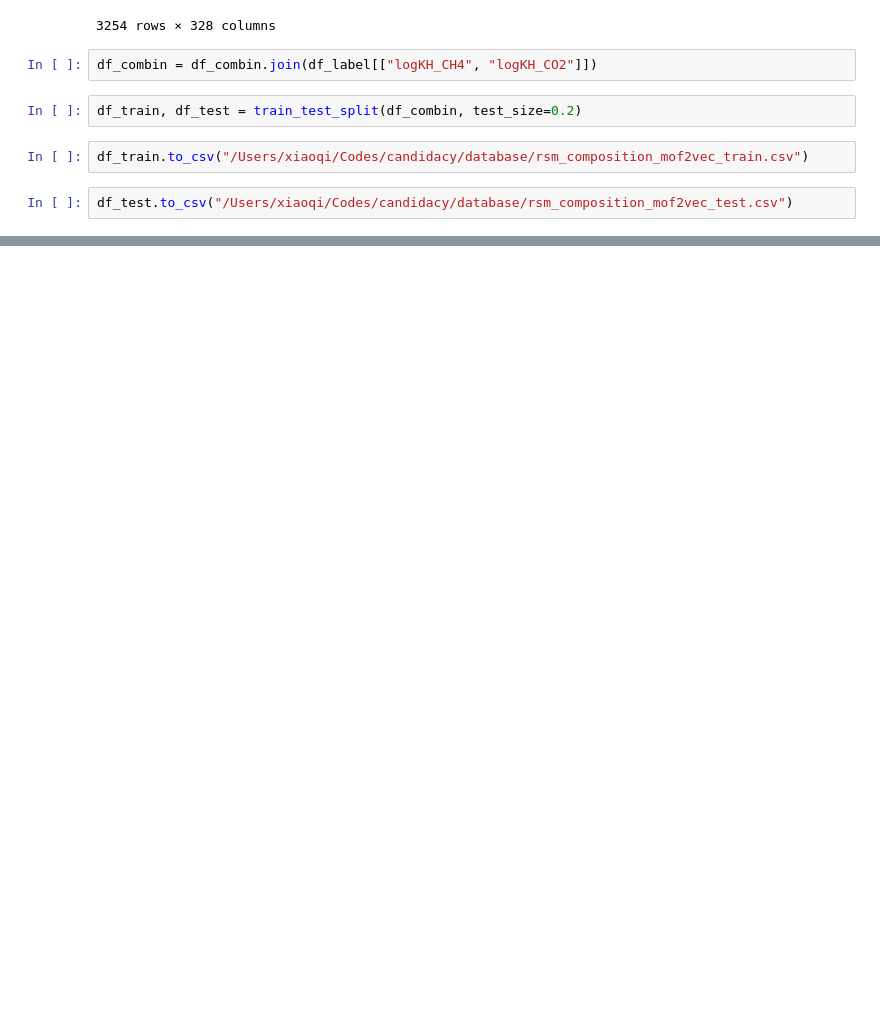
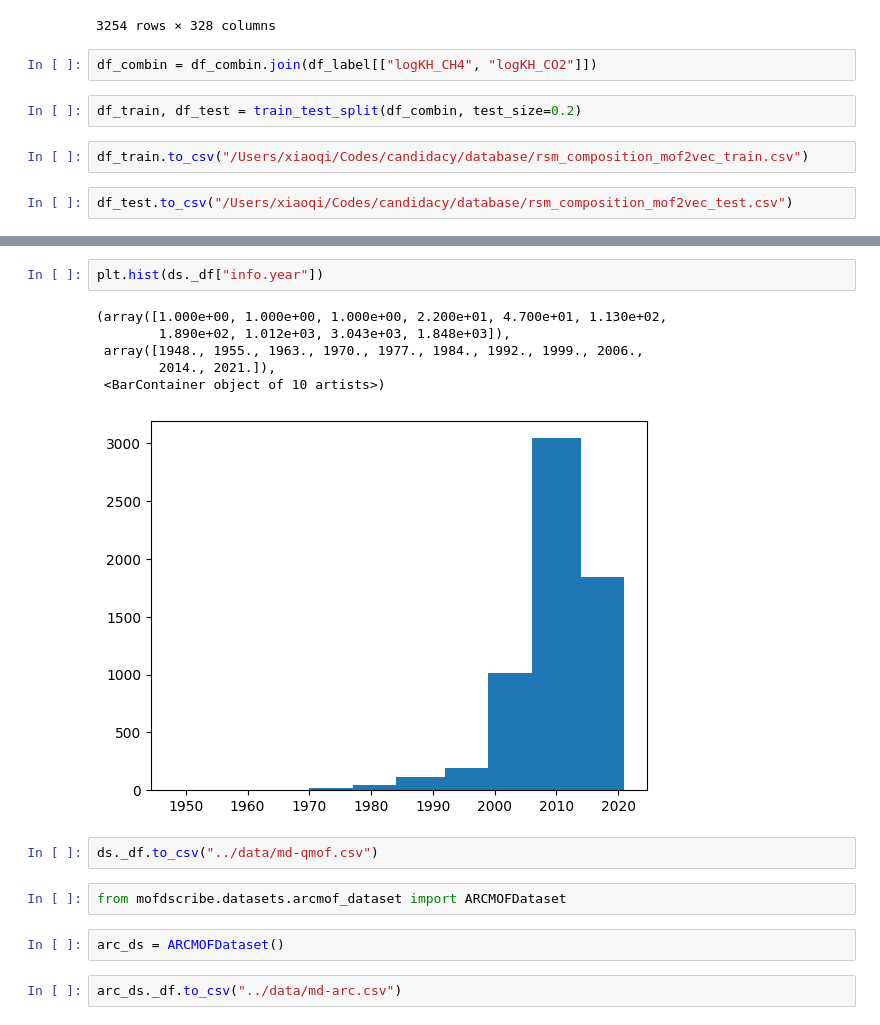
Before and after one commit to XiaoqZhang/mofgraph2vec, a Jupyter notebook: dev/data_preparation.ipynb, the cells around one changed output, grey strips where cells are left out. Drawn from its saved outputs; the diff is of its cells as text; blank space fills up the shorter version.

```diff
--- a/dev/data_preparation.ipynb
+++ b/dev/data_preparation.ipynb
@@ -243,0 +473,17 @@ df_test.to_csv("/Users/xiaoqi/Codes/candidacy/database/rsm_composition_mof2vec_t
+# %%
+plt.hist(ds._df["info.year"])
+# %% [output]
+(array([1.000e+00, 1.000e+00, 1.000e+00, 2.200e+01, 4.700e+01, 1.130e+02,
+        1.890e+02, 1.012e+03, 3.043e+03, 1.848e+03]),
+ array([1948., 1955., 1963., 1970., 1977., 1984., 1992., 1999., 2006.,
+        2014., 2021.]),
+ <BarContainer object of 10 artists>)
+[figure, added]
+# %%
+ds._df.to_csv("../data/md-qmof.csv")
+# %%
+from mofdscribe.datasets.arcmof_dataset import ARCMOFDataset
+# %%
+arc_ds = ARCMOFDataset()
+# %%
+arc_ds._df.to_csv("../data/md-arc.csv")
```
Also changed, not shown: parts of 22 cells of this notebook, 18 other files.
